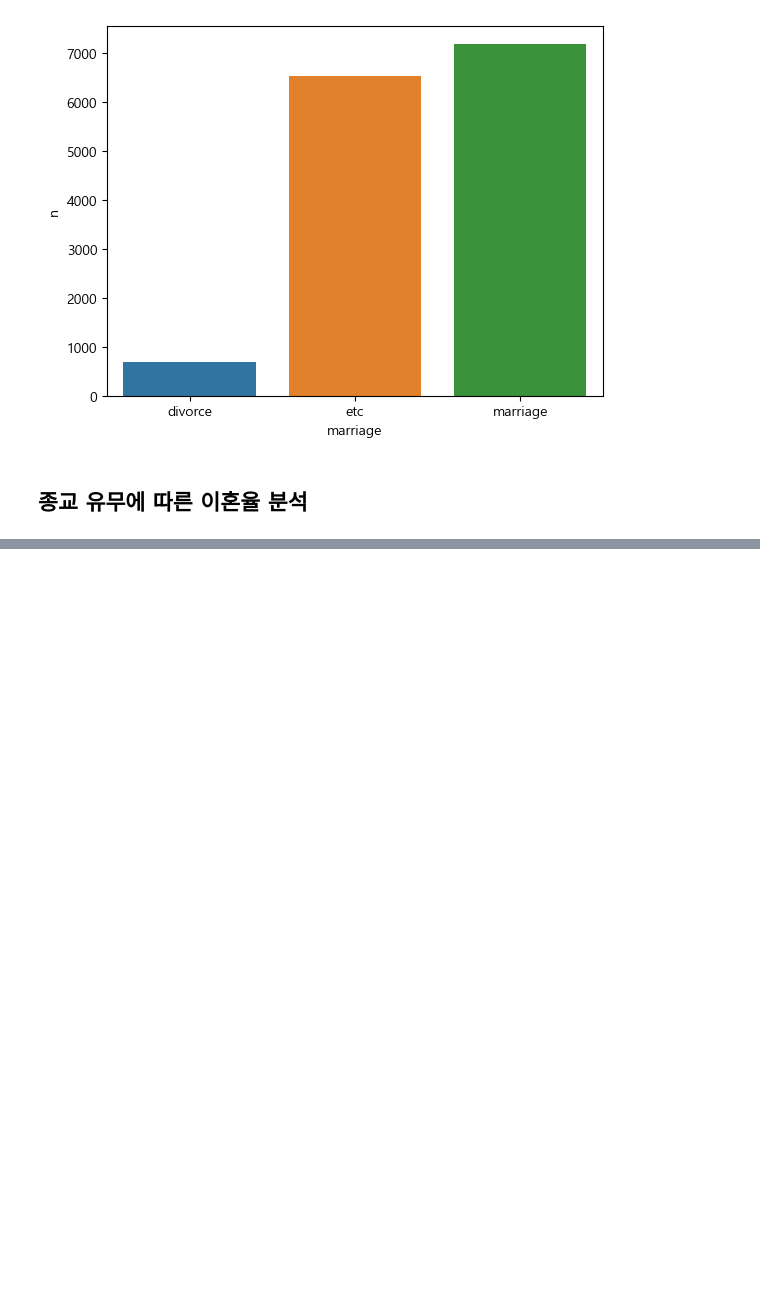
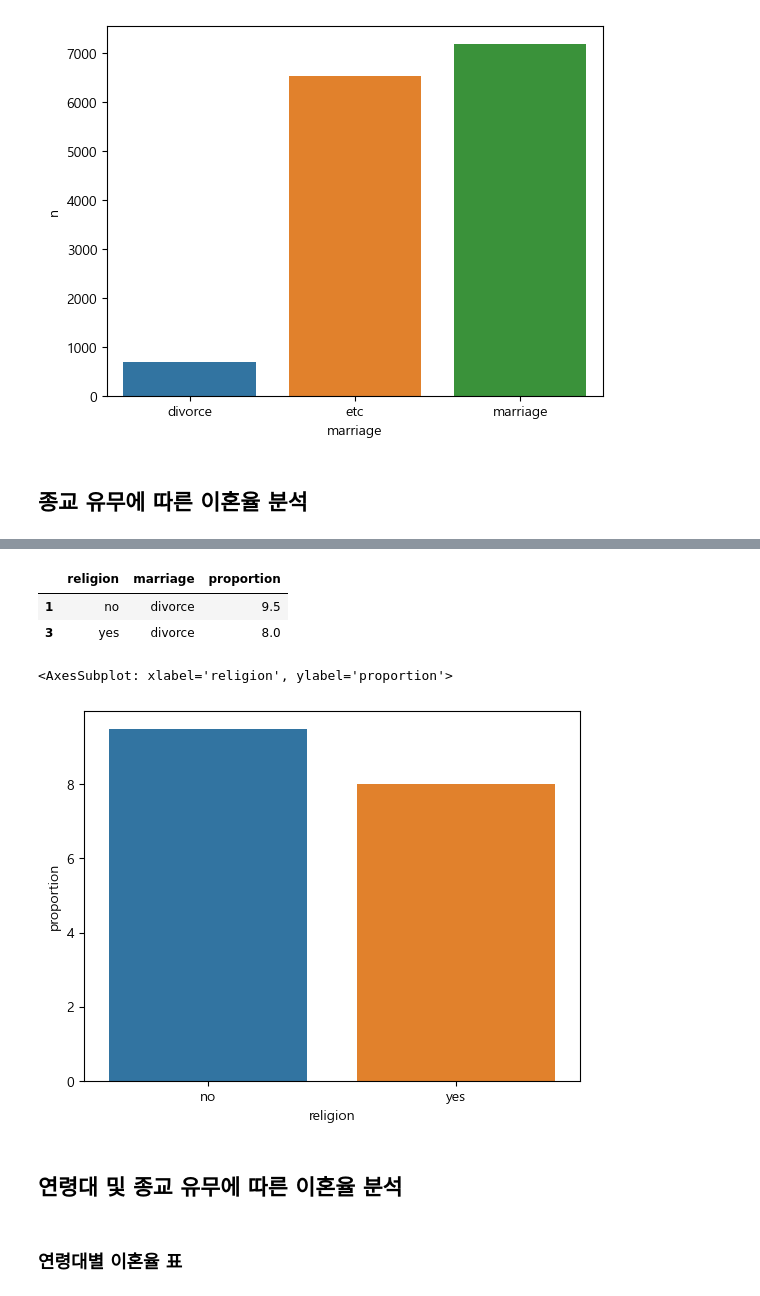
Before and after one commit to PGJeong/Study_Data_Analysis, a Jupyter notebook: Chap9-Data Analysis Practice.ipynb, the cells around one changed output, grey strips where cells are left out. Cells and saved outputs as stored; diff of their text form; code cells hidden in the pictures; blank space fills up the shorter version.

```diff
--- a/Chap9-Data Analysis Practice.ipynb
+++ b/Chap9-Data Analysis Practice.ipynb
@@ -548,0 +551,19 @@ AttributeError: 'DataFrameGroupBy' object has no attribute 'value_counts'
+# %%
+# 이혼에 해당하는 값만 추출한 다음 proportion을 백분율로 바꾸고 소수 첫째 자리까지 반올림
+rel_div = rel_div.query('marriage == "divorce"')\
+                 .assign(proportion = rel_div['proportion'] * 100)\
+                 .round(1)
+rel_div
+# %% [output]
+|  | religion | marriage | proportion |
+| 1 | no | divorce | 9.5 |
+| 3 | yes | divorce | 8.0 |
+# %%
+sns.barplot(data = rel_div, x = 'religion', y = 'proportion')
+# %% [output]
+<AxesSubplot: xlabel='religion', ylabel='proportion'>
+[figure, added]
+# %% [markdown]
+## 연령대 및 종교 유무에 따른 이혼율 분석
+# %% [markdown]
+### 연령대별 이혼율 표
```
Also changed, not shown: parts of 37 cells of this notebook, 3 other files.
